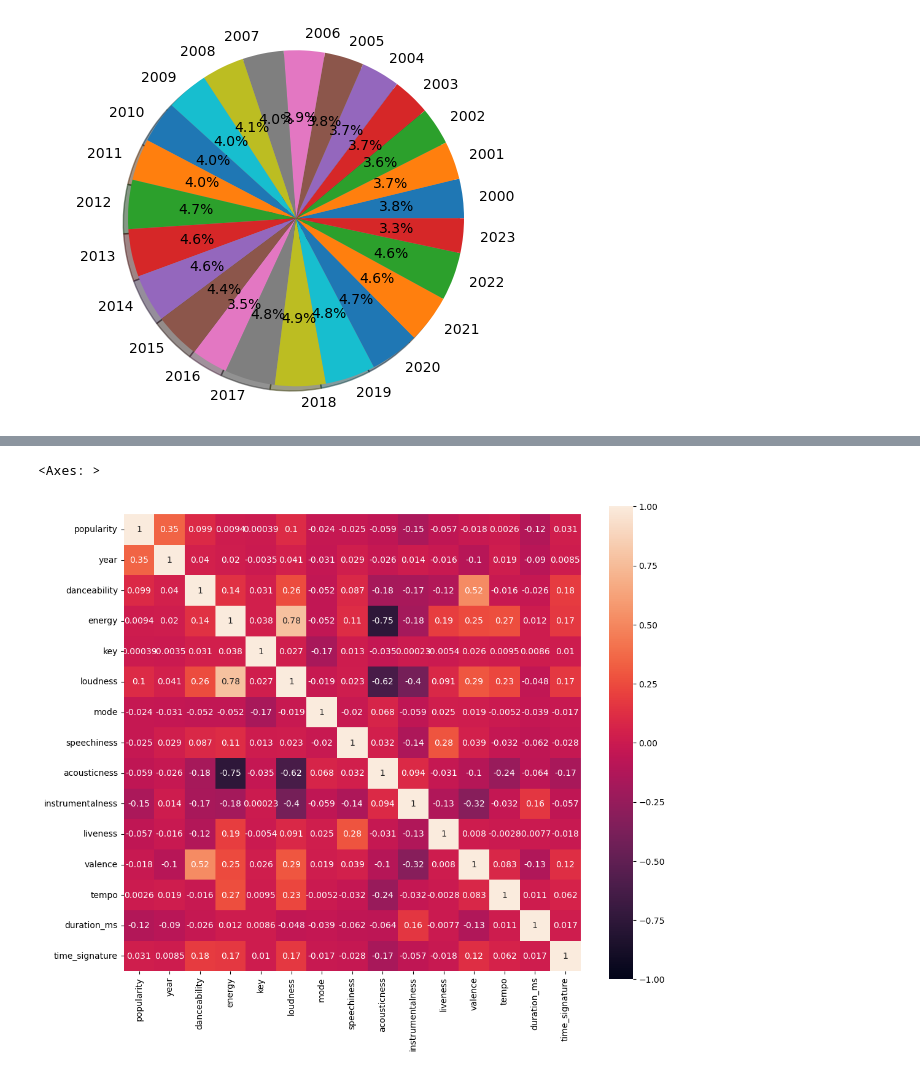
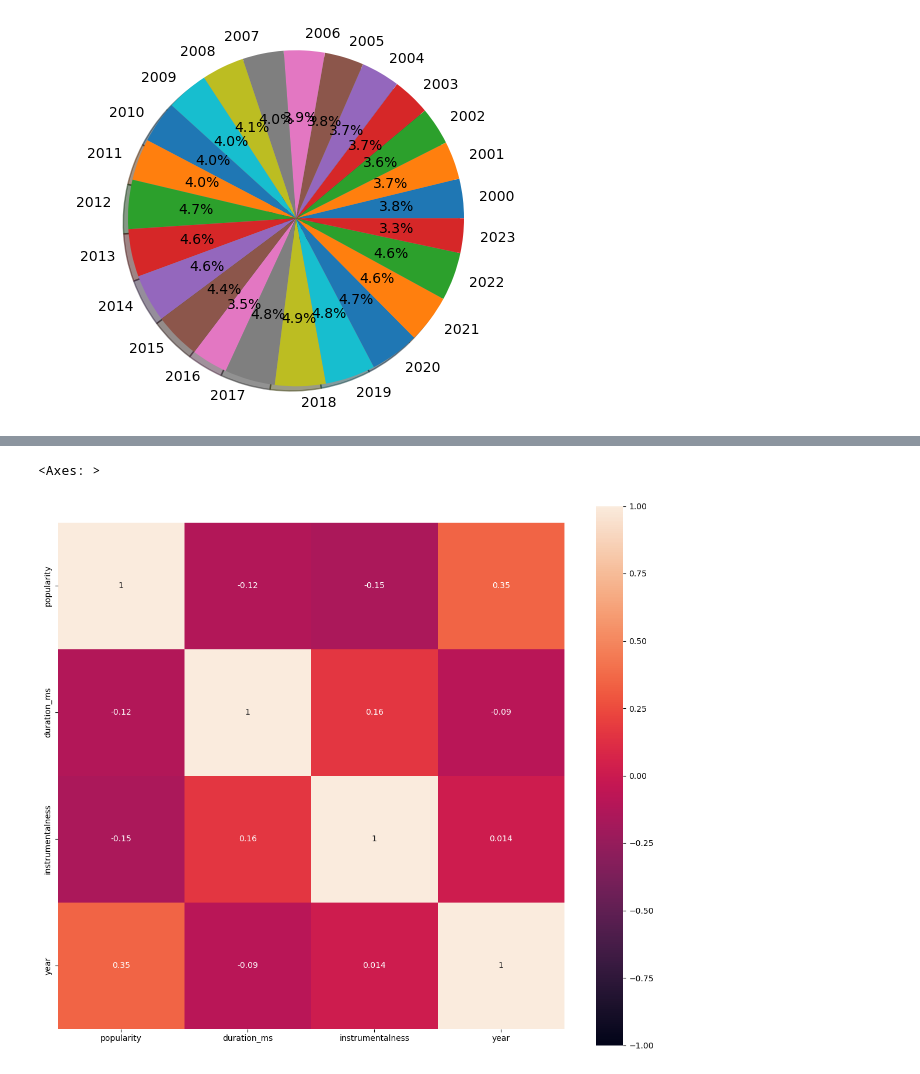
Before and after one commit to jpgoncalves13/DAA, a Jupyter notebook: DatasetGrupo/dataset_grupo.ipynb, the cells around one changed output, grey strips where cells are left out. Saved outputs shown, nothing was run; the diff lists cells and outputs as text; code cells hidden in the pictures.

```diff
--- a/DatasetGrupo/dataset_grupo.ipynb
+++ b/DatasetGrupo/dataset_grupo.ipynb
@@ -121,5 +130,6 @@ sns.heatmap(data.isnull(), yticklabels=False, cbar=False, cmap='viridis')
 # %%
 # Drop Id and Track Id columns
-data.drop(['Unnamed: 0', 'track_id'], axis=1, inplace=True, errors='ignore')
+data.drop(['Unnamed: 0', 'track_id', 'track_name'], axis=1, inplace=True, errors='ignore')
+data = data.filter(['popularity', 'duration_ms', 'instrumentalness', 'year'])
 data.head()
 # %% [output]
@@ -238,0 +263,8 @@ data.groupby(by=['genre']).mean(numeric_only=True)
+# %%
+data_non_categorical = data.copy()
+
+from sklearn.preprocessing import LabelEncoder
+lb_make = LabelEncoder()
+#data_non_categorical['artist_name'] = lb_make.fit_transform(data_non_categorical['artist_name'])
+#data_non_categorical['genre'] = lb_make.fit_transform(data_non_categorical['genre'])
+data_non_categorical
@@ -239,7 +285,8 @@ data.groupby(by=['genre']).mean(numeric_only=True)
 # %%
-corr_matrix = data.corr(numeric_only=True)
-f, ax = plt.subplots(figsize=(12, 10))
+# Pearson Method
+corr_matrix = data_non_categorical.corr(method='pearson', numeric_only=True)
+f, ax = plt.subplots(figsize=(14, 12))
 sns.heatmap(corr_matrix, vmin=-1, vmax=1, square=True, annot=True)
 # %% [output]
 <Axes: >
-[figure, old version]
+[figure, new version]
```
Also changed, not shown: parts of 32 cells of this notebook, 1 other file.
